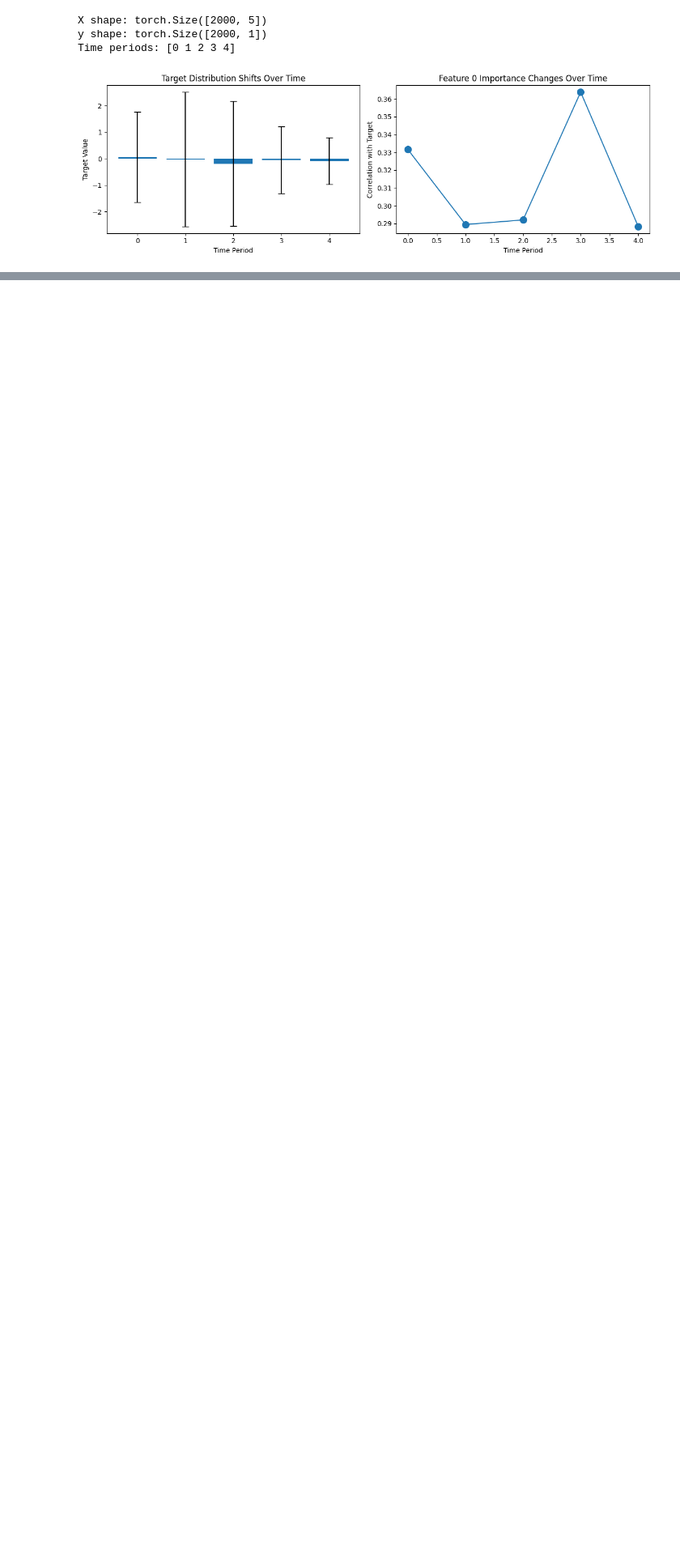
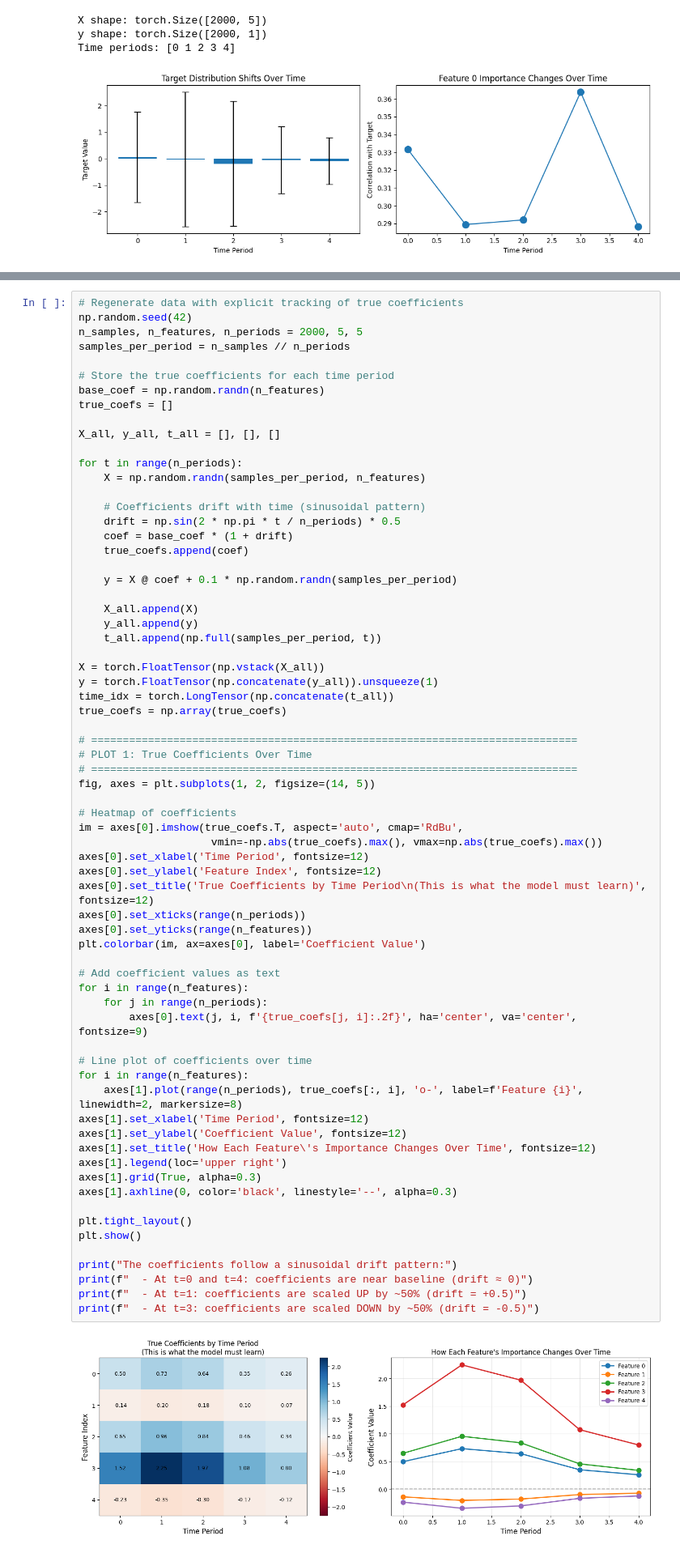
Before and after one commit to liamflynn1989/tabular-nn-research, a Jupyter notebook: tutorials/01_temporal_modulation.ipynb, the cells around one changed output, grey strips where cells are left out. Shown at 81% size. Saved outputs shown, nothing was run; the diff lists cells and outputs as text; blank space fills up the shorter version.

```diff
--- a/tutorials/01_temporal_modulation.ipynb
+++ b/tutorials/01_temporal_modulation.ipynb
@@ -394,0 +463,70 @@ Time periods: [0 1 2 3 4]
+# %%
+# Regenerate data with explicit tracking of true coefficients
+np.random.seed(42)
+n_samples, n_features, n_periods = 2000, 5, 5
+samples_per_period = n_samples // n_periods
+
+# Store the true coefficients for each time period
+base_coef = np.random.randn(n_features)
+true_coefs = []
+
+X_all, y_all, t_all = [], [], []
+
+for t in range(n_periods):
+    X = np.random.randn(samples_per_period, n_features)
+
+    # Coefficients drift with time (sinusoidal pattern)
+    drift = np.sin(2 * np.pi * t / n_periods) * 0.5
+    coef = base_coef * (1 + drift)
+    true_coefs.append(coef)
+
+    y = X @ coef + 0.1 * np.random.randn(samples_per_period)
+
+    X_all.append(X)
+    y_all.append(y)
+    t_all.append(np.full(samples_per_period, t))
+
+X = torch.FloatTensor(np.vstack(X_all))
+y = torch.FloatTensor(np.concatenate(y_all)).unsqueeze(1)
+time_idx = torch.LongTensor(np.concatenate(t_all))
+true_coefs = np.array(true_coefs)
+
+# =============================================================================
+# PLOT 1: True Coefficients Over Time
+# =============================================================================
+fig, axes = plt.subplots(1, 2, figsize=(14, 5))
+
+# Heatmap of coefficients
+im = axes[0].imshow(true_coefs.T, aspect='auto', cmap='RdBu',
+                     vmin=-np.abs(true_coefs).max(), vmax=np.abs(true_coefs).max())
+axes[0].set_xlabel('Time Period', fontsize=12)
+axes[0].set_ylabel('Feature Index', fontsize=12)
+axes[0].set_title('True Coefficients by Time Period\n(This is what the model must learn)', fontsize=12)
+axes[0].set_xticks(range(n_periods))
+axes[0].set_yticks(range(n_features))
+plt.colorbar(im, ax=axes[0], label='Coefficient Value')
+
+# Add coefficient values as text
+for i in range(n_features):
+    for j in range(n_periods):
+        axes[0].text(j, i, f'{true_coefs[j, i]:.2f}', ha='center', va='center', fontsize=9)
+
+# Line plot of coefficients over time
+for i in range(n_features):
+    axes[1].plot(range(n_periods), true_coefs[:, i], 'o-', label=f'Feature {i}', linewidth=2, markersize=8)
+axes[1].set_xlabel('Time Period', fontsize=12)
+axes[1].set_ylabel('Coefficient Value', fontsize=12)
+axes[1].set_title('How Each Feature\'s Importance Changes Over Time', fontsize=12)
+axes[1].legend(loc='upper right')
+axes[1].grid(True, alpha=0.3)
+axes[1].axhline(0, color='black', linestyle='--', alpha=0.3)
+
+plt.tight_layout()
+plt.show()
+
+print("The coefficients follow a sinusoidal drift pattern:")
+print(f"  - At t=0 and t=4: coefficients are near baseline (drift ≈ 0)")
+print(f"  - At t=1: coefficients are scaled UP by ~50% (drift = +0.5)")
+print(f"  - At t=3: coefficients are scaled DOWN by ~50% (drift = -0.5)")
+# %% [output]
+[figure, added]
```
Also changed, not shown: parts of 9 cells of this notebook.
